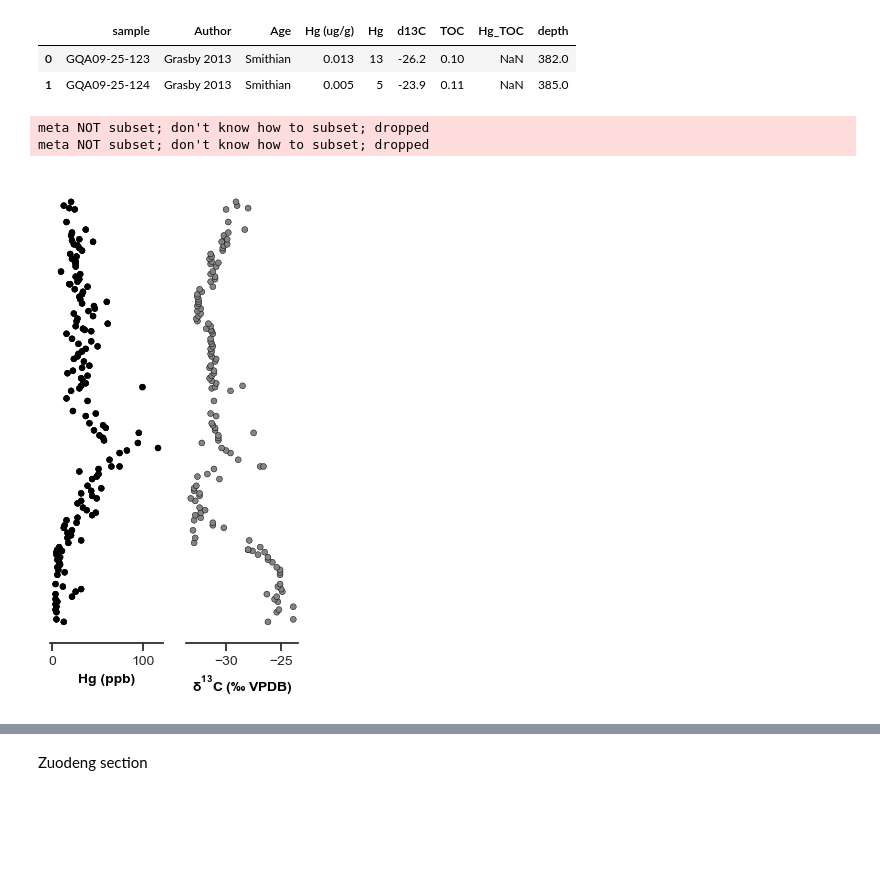
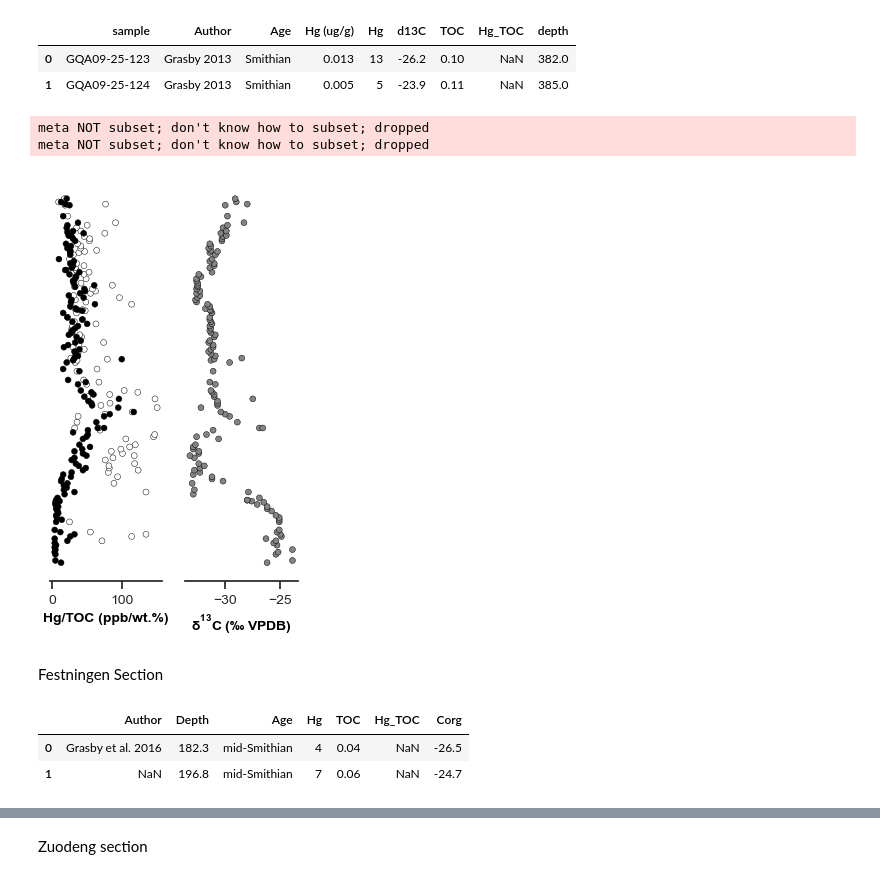
Before and after one commit to oluwaseun-edward/notebooks, a Jupyter notebook: lit_data.ipynb, the cells around one changed output, grey strips where cells are left out. Drawn from its saved outputs; the diff is of its cells as text; code cells hidden in the pictures; blank space fills up the shorter version.

```diff
--- a/lit_data.ipynb
+++ b/lit_data.ipynb
@@ -36,7 +36,7 @@ err199 = cha.D199_2se
 fig, axes = plt.subplots(figsize=(3.4, 5.6), nrows=1, ncols=2, sharey=True)
 ax0, ax1 = axes
 
-ax_list = [ax0, ax1]
+ax_list = [ax0, ax0]
 plt_list = [Hg, Hg_TOC]
 labels = ["Hg (ppb)", "Hg/TOC (ppb/wt.%)"]
 colors = ["black", "white"]
@@ -51,9 +51,8 @@ for i in range(len(ax_list)):
                     )
     ax_list[i].tick_params(labelsize=10)
     ax_list[i].set_xlabel(labels[i], fontsize=10, c="black", fontweight="bold")
-ax1.errorbar(xerr=err199, y=depth, x=D199, ecolor="black", color="black",
-             linestyle='none', elinewidth=0.7, capthick=0.5, mec='black')
-ax0.set_xticks([0, 50, 100])
+
+ax0.set_xticks([0, 100,200])
 plt.savefig(f'{save_path}WPND-corr.pdf')
 # %% [output]
 meta NOT subset; don't know how to subset; dropped
@@ -107,13 +105,13 @@ Hg_TOC = gur.Hg_TOC
 err199 = gur.D199_2se
 d13C = gur.d13C
 # %%
-fig, axes = plt.subplots(figsize=(3.4, 6), nrows=1, ncols=2, sharey=True)
-ax0, ax1 = axes
+fig, axes = plt.subplots(figsize=(4, 6), nrows=1, ncols=3, sharey=True)
+ax0, ax1, ax2 = axes
 
-ax_list = [ax0, ax1]
-plt_list = [Hg, D199]
-labels = ["Hg (ppb)", "$\Delta^{199}Hg\;(‰)$"]
-colors = ["black", "white", "black"]
+ax_list = [ax0, ax1, ax2]
+plt_list = [Hg, D199, gur.D200Hg]
+labels = ["Hg (ppb)", "$\Delta^{199}Hg\;(‰)$", "$\Delta^{200}Hg\;(‰)$"]
+colors = ["black", "white", "black", "black"]
 # remove the y-axis ticks and y-axis itself.
 sns.despine(left=True, right=True, top=True, bottom=False)
 plt.yticks([])
@@ -127,9 +125,13 @@ for i in range(len(ax_list)):
     ax_list[i].set_xlabel(labels[i], fontsize=10, c="black", fontweight="bold")
 ax1.errorbar(xerr=err199, y=depth, x=D199, ecolor="black", color="black",
              linestyle='none', elinewidth=0.7, capthick=0.5, mec='black')
+ax2.errorbar(xerr=gur.D200_2se, y=depth, x=gur.D200Hg, ecolor="black", color="black",
+             linestyle='none', elinewidth=0.7, capthick=0.5, mec='black')
 # ax0.set_xticks([0, 20, 40], c="black")
 ax1.axvline(x=-.05, linestyle='--', color='black', linewidth=1)
 ax1.axvline(x=.05, linestyle='--', color='black', linewidth=1)
+ax2.axvline(x=.05, linestyle='--', color='black', linewidth=1)
+ax2.axvline(x=-.05, linestyle='--', color='black', linewidth=1)
 plt.savefig(f'{save_path}Guryul.pdf')
 # %% [output]
 meta NOT subset; don't know how to subset; dropped
@@ -234,7 +236,7 @@ Hg_TOC = wall.Hg_TOC
 d13C = wall.d13C
 depth = wall.depth
 # %%
-fig, axes = plt.subplots(figsize=(3.6, 7), nrows=1, ncols=2, sharey=True)
+fig, axes = plt.subplots(figsize=(3.6, 5), nrows=1, ncols=2, sharey=True)
 ax0, ax1 = axes
 ax_list = [ax0, ax1]
 plt_list = [Hg_TOC, d13C]
@@ -297,18 +299,28 @@ sc.head(2)
 | 0 | GQA09-25-123 | Grasby 2013 | Smithian | 0.013 | 13 | -26.2 | 0.10 | NaN | 382.0 |
 | 1 | GQA09-25-124 | Grasby 2013 | Smithian | 0.005 | 5 | -23.9 | 0.11 | NaN | 385.0 |
 # %%
-fig, axes = plt.subplots(figsize=(3.2, 6), nrows=1, ncols=2, sharey=True)
+fig, axes = plt.subplots(figsize=(3.2, 5.2), nrows=1, ncols=2, sharey=True)
 ax0, ax1 = axes
 ax_list = [ax0, ax0, ax1]
-plt_list = [sc.Hg, sc.Hg, sc.d13C]
-labels = ["Hg", "Hg (ppb)", "$\delta^{13}C\;(‰\;VPDB)$"]
-colors = ["black", "black", "#848482"]
+plt_list = [sc.Hg_TOC, sc.Hg, sc.d13C]
+labels = ["Hg/TOC (ppb/wt.%)","Hg/TOC (ppb/wt.%)", "$\delta^{13}C\;(‰\;VPDB)$"]
+colors = ["white", "black", "#848482"]
 # remove the y-axis ticks and y-axis itself.
 sns.despine(left=True, right=True, top=True, bottom=False)
 plt.yticks([])
 
 make_plot(sc, 10, 'sc-corr');
 # %% [output]
 meta NOT subset; don't know how to subset; dropped
 meta NOT subset; don't know how to subset; dropped
-[figure, old version]
+[figure, new version]
+# %% [markdown]
+Festningen Section
+# %%
+fest = pd.read_excel(data_path, sheet_name='festningen')
+depth=fest.Depth
+fest.head(2)
+# %% [output]
+|  | Author | Depth | Age | Hg | TOC | Hg_TOC | Corg |
+| 0 | Grasby et al. 2016 | 182.3 | mid-Smithian | 4 | 0.04 | NaN | -26.5 |
+| 1 | NaN | 196.8 | mid-Smithian | 7 | 0.06 | NaN | -24.7 |
```
Also changed, not shown: parts of 9 cells of this notebook, 1 other file.
